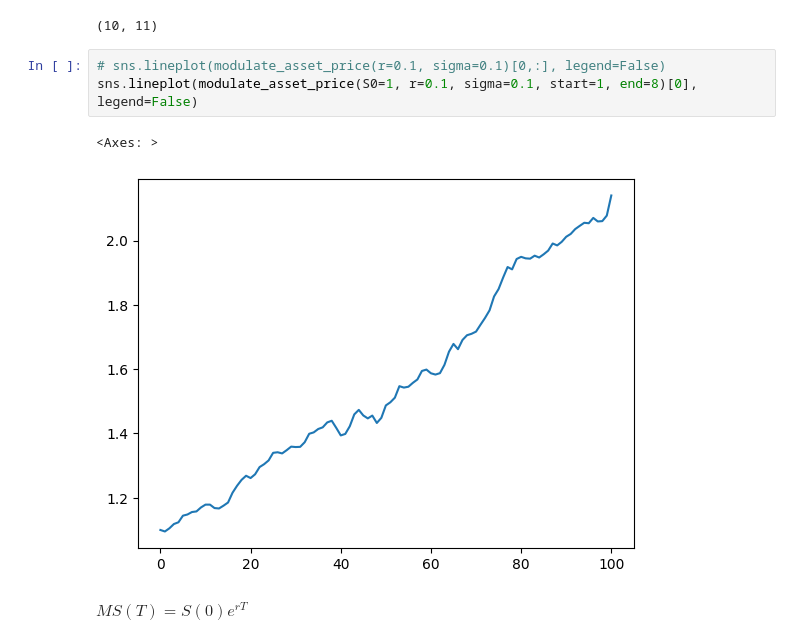
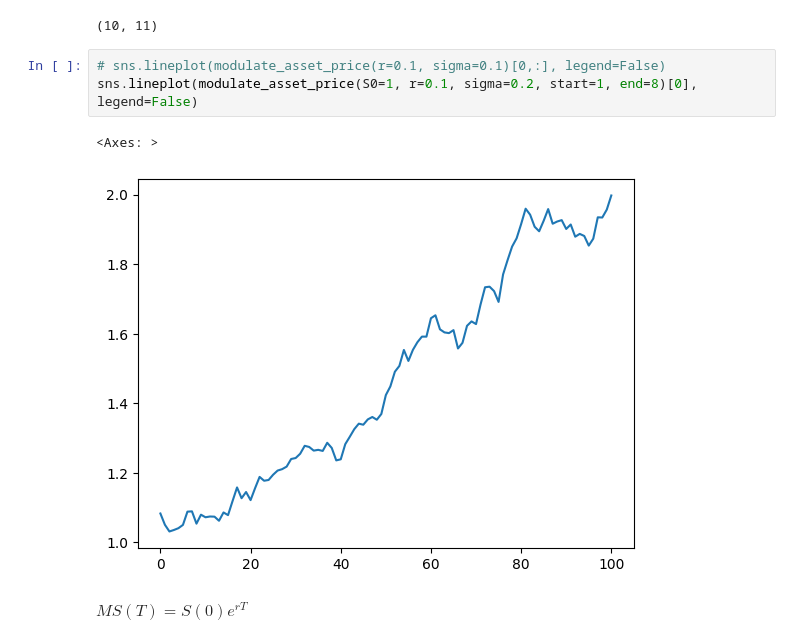
Before and after one commit to Kasymkhankhubiyev/Sirius-Uni, a Jupyter notebook: Derivatives/series1.ipynb, the cells around one changed output. Drawn from its saved outputs; the diff is of its cells as text.

```diff
--- a/Derivatives/series1.ipynb
+++ b/Derivatives/series1.ipynb
@@ -81,10 +81,10 @@ np.cumsum(np.random.normal(0, 1, size=(10, 11)), axis=1).shape
 (10, 11)
 # %%
 # sns.lineplot(modulate_asset_price(r=0.1, sigma=0.1)[0,:], legend=False)
-sns.lineplot(modulate_asset_price(S0=1, r=0.1, sigma=0.1, start=1, end=8)[0], legend=False)
+sns.lineplot(modulate_asset_price(S0=1, r=0.1, sigma=0.2, start=1, end=8)[0], legend=False)
 # %% [output]
 <Axes: >
-[figure, old version]
+[figure, new version]
 # %% [markdown]
 $MS(T) = S(0)e^{rT}$
 # %%
```
Also changed, not shown: parts of 2 cells of this notebook.
